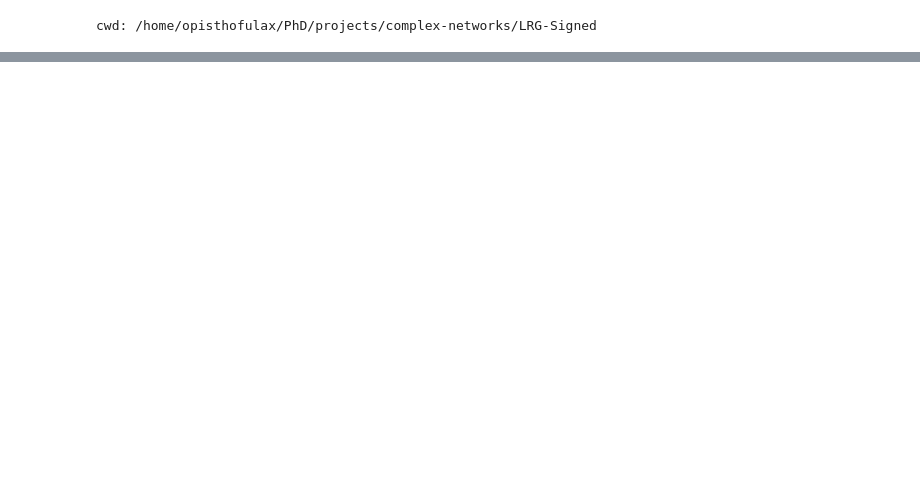
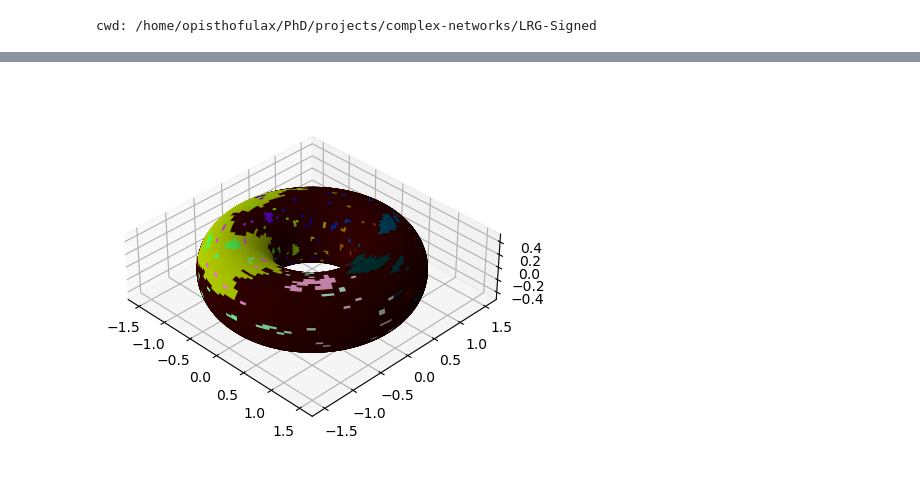
Before and after one commit to giulioiannelli/lrgsglib-public, a Jupyter notebook: notebooks/lattc2dsq_IsingDynamics.ipynb, the cells around one changed output, grey strips where cells are left out. Saved outputs shown, nothing was run; the diff lists cells and outputs as text; code cells hidden in the pictures; blank space fills up the shorter version.

```diff
--- a/notebooks/lattc2dsq_IsingDynamics.ipynb
+++ b/notebooks/lattc2dsq_IsingDynamics.ipynb
@@ -124,0 +136,36 @@ AttributeError: 'function' object has no attribute 'neigh_ene'
+# %%
+import numpy as np
+import matplotlib.pyplot as plt
+from matplotlib.colors import Normalize
+import matplotlib
+
+# random colors
+theta_dim, phi_dim = 100, 100
+a = SLRG_obj.mapping.astype(float)
+
+# Generating Torus Mesh
+angle = np.linspace(0, 2 * np.pi, 100)
+theta, phi = np.meshgrid(angle, angle)
+r, R = .5, 1
+X = (R + r * np.cos(phi)) * np.cos(theta)
+Y = (R + r * np.cos(phi)) * np.sin(theta)
+Z = r * np.sin(phi)
+
+# compute the indexes
+t = np.floor(theta / (2 * np.pi) * (theta_dim - 1)).astype(int)
+p = np.floor(phi / (2 * np.pi) * (phi_dim - 1)).astype(int)
+# extract the color value from the matrix
+colors = a[t, p]
+# apply a colormap to the normalized color values
+norm = Normalize(vmin=colors.min(), vmax=colors.max())
+cmap = max_diff_cmap#matplotlib.colormaps.get_cmap("viridis")
+normalized_colors = cmap(norm(colors))
+
+fig = plt.figure()
+ax = fig.add_subplot(projection = '3d')
+ax.plot_surface(X, Y, Z, rstride = 1, cstride = 1, facecolors=normalized_colors)
+ax.set_aspect("equal")
+ax.view_init(elev=35., azim=-45)
+plt.show()
+# %% [output]
+[figure, added]
```
Also changed, not shown: parts of 19 cells of this notebook, 1 other file.
